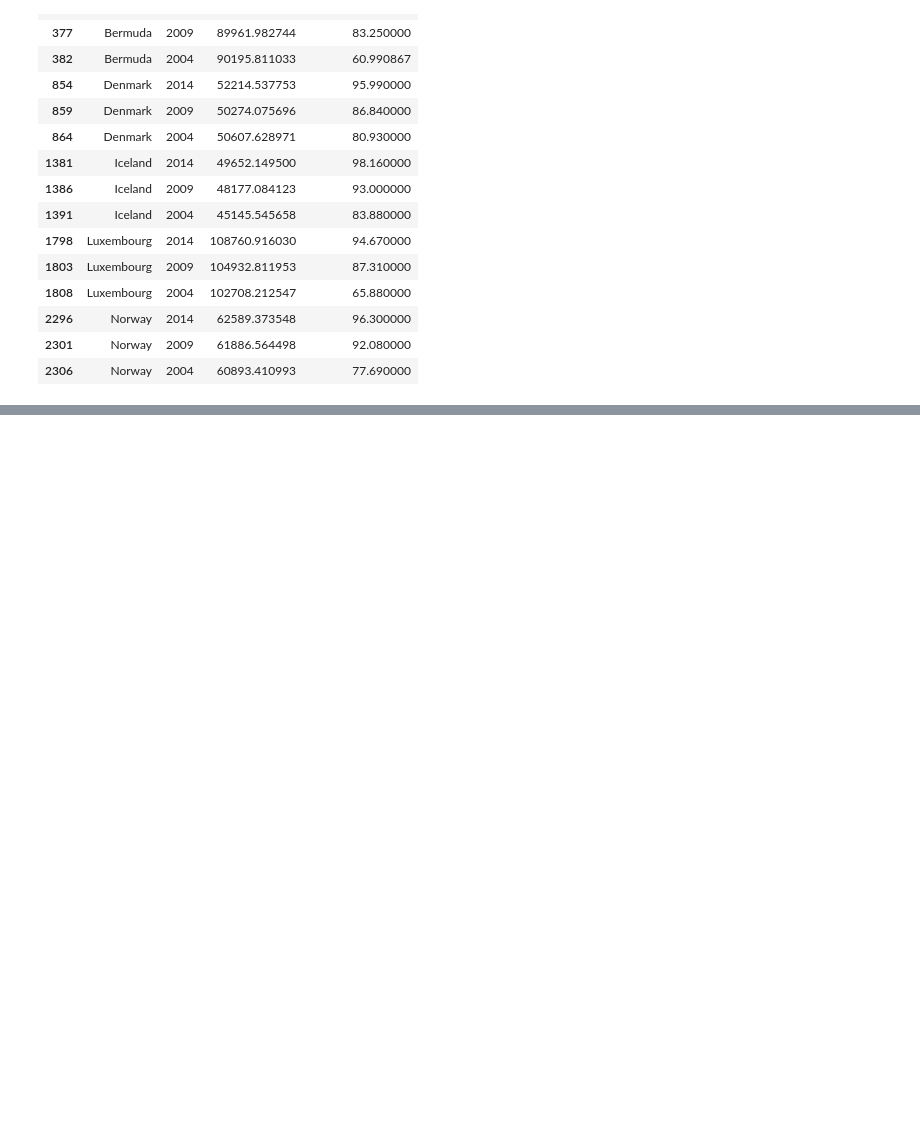
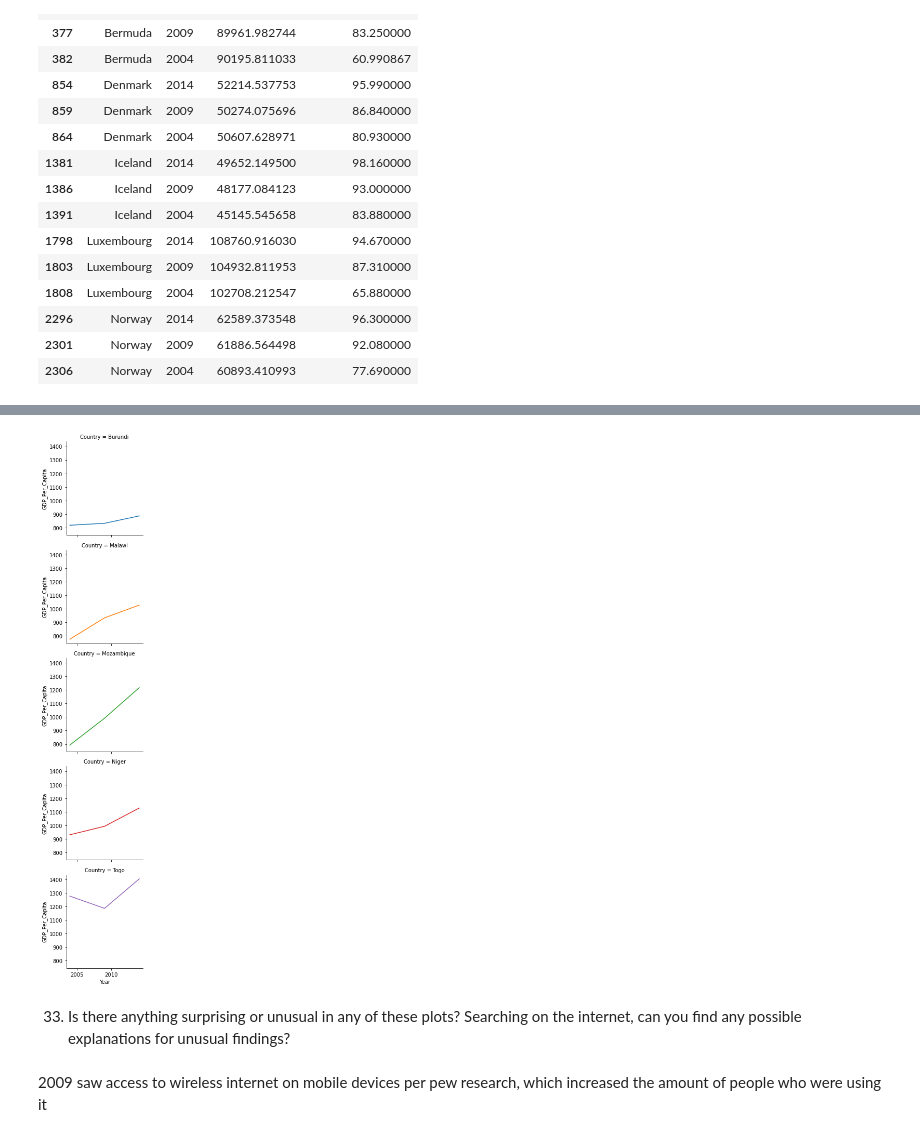
Before and after one commit to NSS-Data-Analytics-Cohort-7/gdp-and-internet-usage-csider0317, a Jupyter notebook: Notebooks/gdpproject.ipynb, the cells around one changed output, grey strips where cells are left out. Cells and saved outputs as stored; diff of their text form; code cells hidden in the pictures; blank space fills up the shorter version.

```diff
--- a/Notebooks/gdpproject.ipynb
+++ b/Notebooks/gdpproject.ipynb
@@ -471,0 +483,4 @@ plt.show()
+# %%
+bottom_5_gdp = gdp_and_internet_use[gdp_and_internet_use["Country"].isin(["Burundi","Malawi","Niger", "Mozambique", "Togo"])]
+
+display(bottom_5_gdp)
@@ -471,0 +504,10 @@ plt.show()
+# %%
+graph = sns.FacetGrid(bottom_5_gdp, row ="Country", hue = "Country" )
+graph.map(plt.plot, "Year", "GDP_Per_Capita" )
+plt.show()
+# %% [output]
+[figure, added]
+# %% [markdown]
+33. Is there anything surprising or unusual in any of these plots? Searching on the internet, can you find any possible explanations for unusual findings?
+# %% [markdown]
+2009 saw access to wireless internet on mobile devices per pew research, which increased the amount of people who were using it
```
Also changed, not shown: parts of 25 cells of this notebook.
